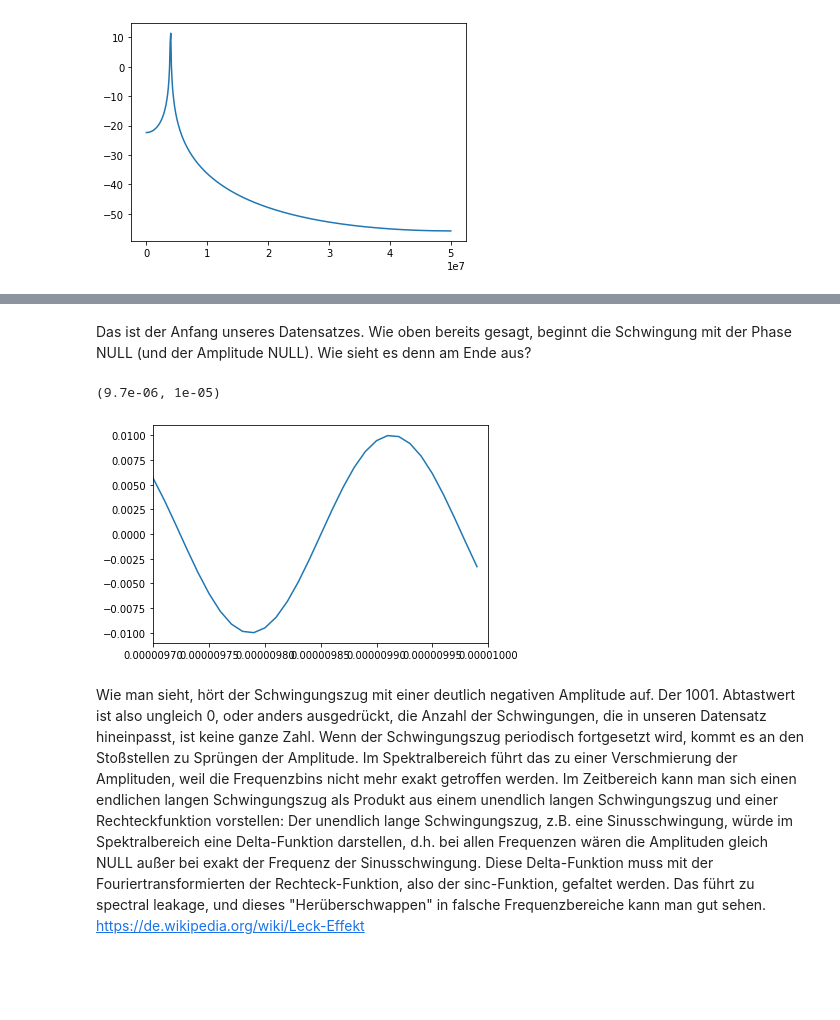
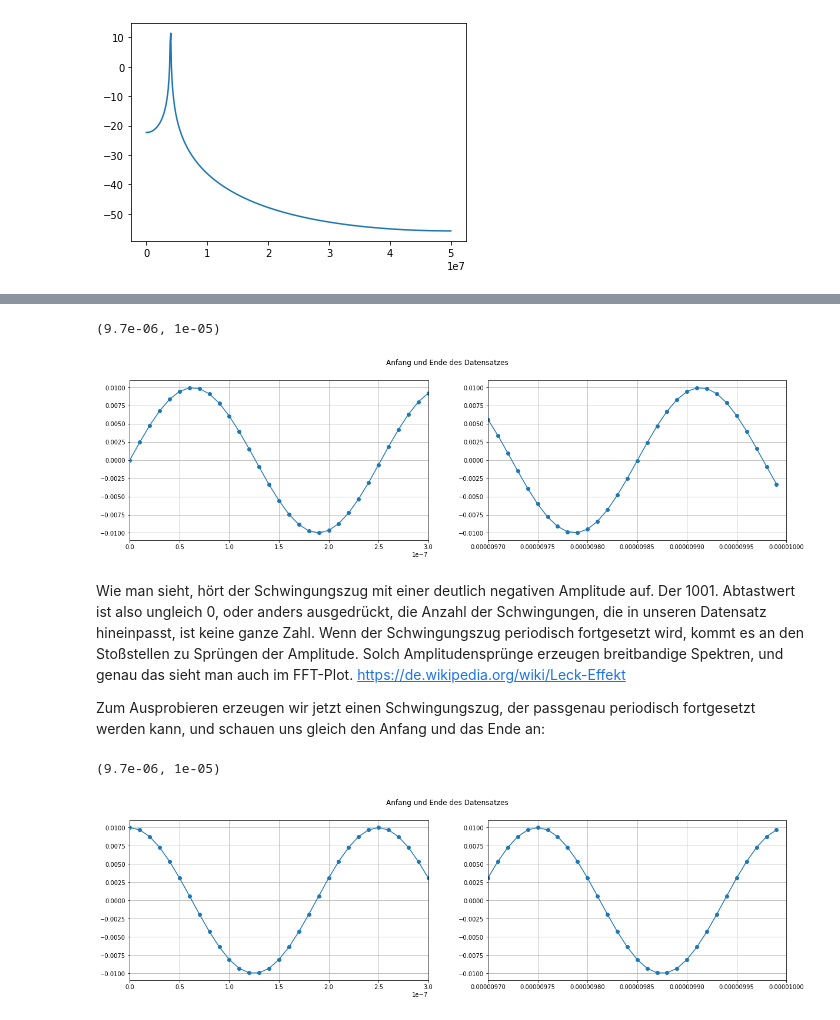
Before and after one commit to papamidas/notebooks, a Jupyter notebook: SFDR.ipynb, the cells around one changed output, grey strips where cells are left out. Saved outputs shown, nothing was run; the diff lists cells and outputs as text; code cells hidden in the pictures; blank space fills up the shorter version.

```diff
--- a/SFDR.ipynb
+++ b/SFDR.ipynb
@@ -57,14 +53,35 @@ ax.set_xlim(0,3e-7)
-# %% [markdown]
-Das ist der Anfang unseres Datensatzes. Wie oben bereits gesagt, beginnt die Schwingung mit der Phase NULL (und der Amplitude NULL).
-Wie sieht es denn am Ende aus?
 # %%
-fig, ax = plt.subplots()
-ax.plot(t, x)
-ax.set_xlim(1000*1e-8 - 3e-7, 1000*1e-8)
+fig, (ax1, ax2) = plt.subplots(1, 2, figsize=(20, 5))
+fig.suptitle('Anfang und Ende des Datensatzes')
+ax1.plot(t, x, "-o")
+ax1.grid()
+ax1.set_xlim(0,3e-7)
+ax2.plot(t, x, "-o")
+ax2.grid()
+ax2.set_xlim(1000*1e-8 - 3e-7, 1000*1e-8)
 # %% [output]
 (9.7e-06, 1e-05)
-[figure, old version]
+[figure, new version]
 # %% [markdown]
 Wie man sieht, hört der Schwingungszug mit einer deutlich negativen Amplitude auf. Der 1001. Abtastwert ist also ungleich 0, oder anders ausgedrückt, die Anzahl der Schwingungen, die in unseren Datensatz hineinpasst, ist keine ganze Zahl.
-Wenn der Schwingungszug periodisch fortgesetzt wird, kommt es an den Stoßstellen zu Sprüngen der Amplitude. Im Spektralbereich führt das zu einer Verschmierung der Amplituden, weil die Frequenzbins nicht mehr exakt getroffen werden.
-Im Zeitbereich kann man sich einen endlichen langen Schwingungszug als Produkt aus einem unendlich langen Schwingungszug und einer Rechteckfunktion vorstellen: Der unendlich lange Schwingungszug, z.B. eine Sinusschwingung, würde im Spektralbereich eine Delta-Funktion darstellen, d.h. bei allen Frequenzen wären die Amplituden gleich NULL außer bei exakt der Frequenz der Sinusschwingung. Diese Delta-Funktion muss mit der Fouriertransformierten der Rechteck-Funktion, also der sinc-Funktion, gefaltet werden. Das führt zu spectral leakage, und dieses "Herüberschwappen" in falsche Frequenzbereiche kann man gut sehen. https://de.wikipedia.org/wiki/Leck-Effekt
+Wenn der Schwingungszug periodisch fortgesetzt wird, kommt es an den Stoßstellen zu Sprüngen der Amplitude.
+Solch Amplitudensprünge erzeugen breitbandige Spektren, und genau das sieht man auch im FFT-Plot.
+https://de.wikipedia.org/wiki/Leck-Effekt
+
+Zum Ausprobieren erzeugen wir jetzt einen Schwingungszug, der passgenau periodisch fortgesetzt werden kann, und schauen uns gleich den Anfang und das Ende an:
+# %%
+t = np.arange(0, 1e-5-deltat, deltat)
+fundamental = 4000000 # Fits exactly
+x = 10e-3*np.cos(2*np.pi*fundamental*t)
+
+fig, (ax1, ax2) = plt.subplots(1, 2, figsize=(20, 5))
+fig.suptitle('Anfang und Ende des Datensatzes')
+ax1.plot(t, x, "-o")
+ax1.grid()
+ax1.set_xlim(0,3e-7)
+ax2.plot(t, x, "-o")
+ax2.grid()
+ax2.set_xlim(1000*1e-8 - 3e-7, 1000*1e-8)
+# %% [output]
+(9.7e-06, 1e-05)
+[figure, added]
```
Also changed, not shown: parts of 20 cells of this notebook.
